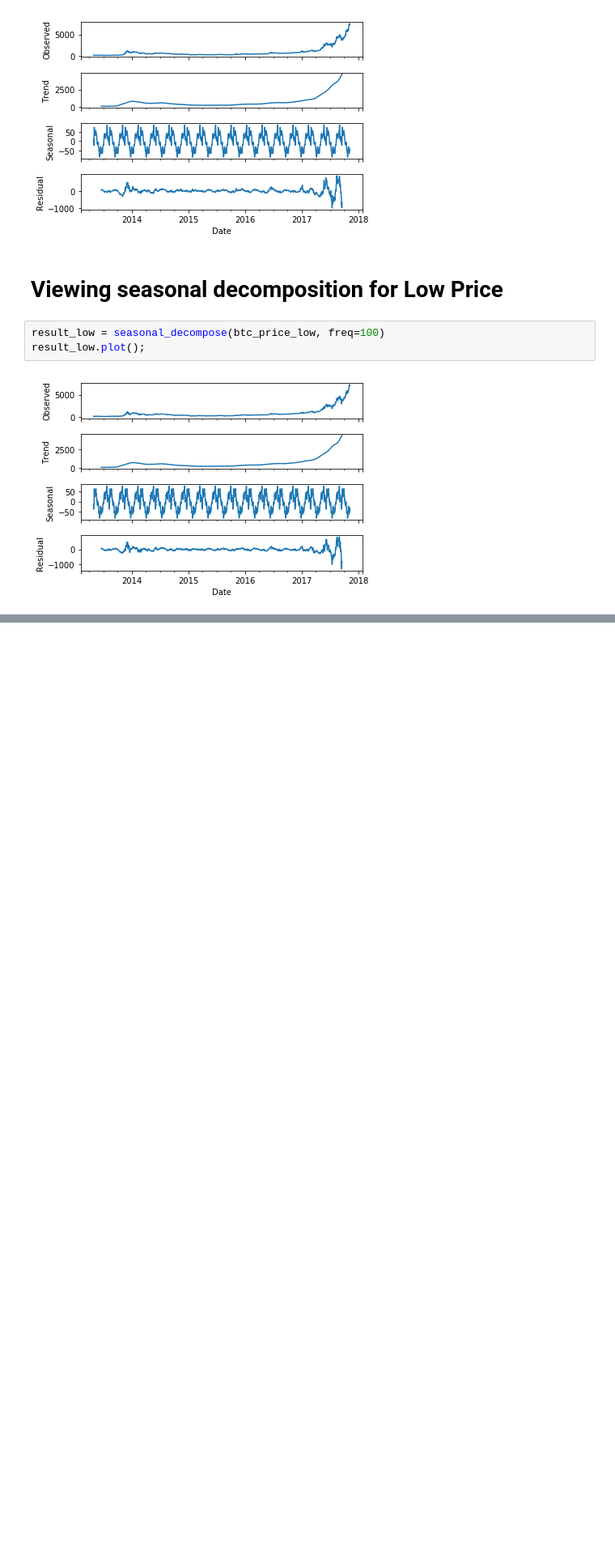
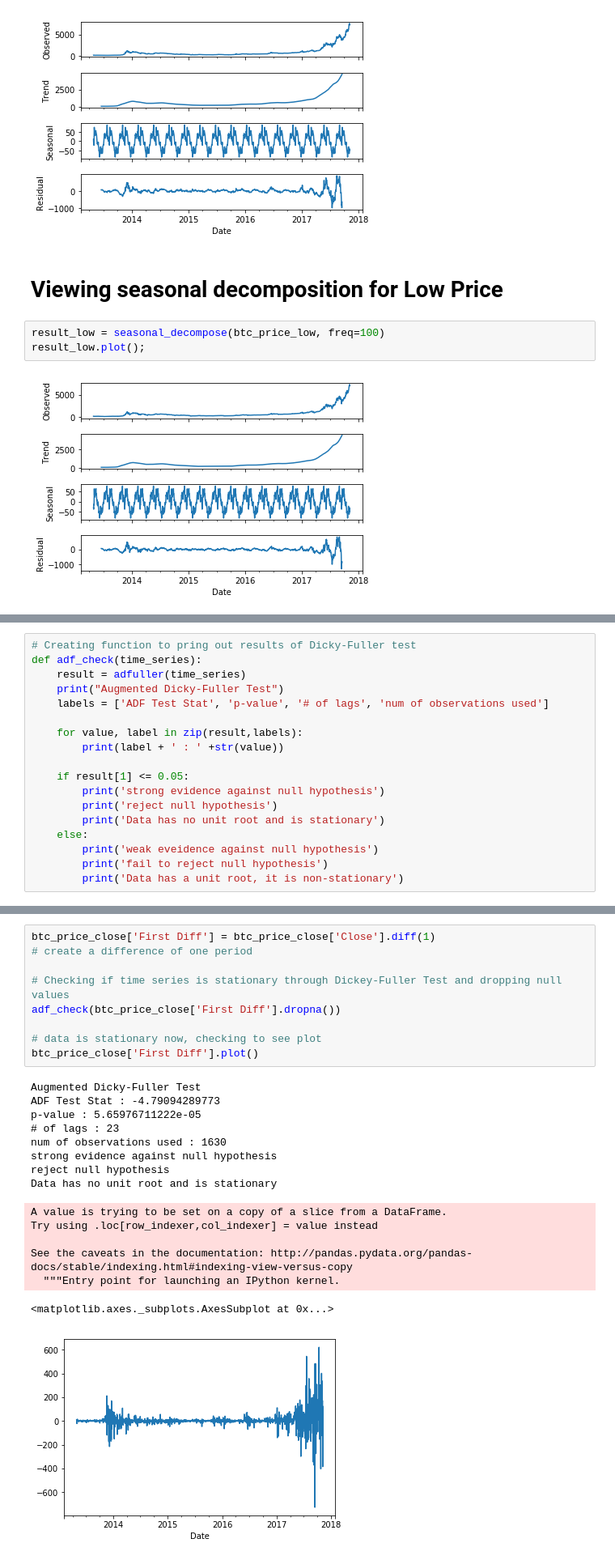
Before and after one commit to mparayil/Forecasting-Cryptocurrency-Prices, a Jupyter notebook: Capstone - Part 2.ipynb, the cells around one changed output, grey strips where cells are left out. Shown at 81% size. Saved outputs shown, nothing was run; the diff lists cells and outputs as text; blank space fills up the shorter version.

```diff
--- a/Capstone - Part 2.ipynb
+++ b/Capstone - Part 2.ipynb
@@ -376,0 +394,18 @@ result_low.plot();
+# %%
+# Creating function to pring out results of Dicky-Fuller test
+def adf_check(time_series):
+    result = adfuller(time_series)
+    print("Augmented Dicky-Fuller Test")
+    labels = ['ADF Test Stat', 'p-value', '# of lags', 'num of observations used']
+
+    for value, label in zip(result,labels):
+        print(label + ' : ' +str(value))
+
+    if result[1] <= 0.05:
+        print('strong evidence against null hypothesis')
+        print('reject null hypothesis')
+        print('Data has no unit root and is stationary')
+    else:
+        print('weak eveidence against null hypothesis')
+        print('fail to reject null hypothesis')
+        print('Data has a unit root, it is non-stationary')
@@ -376,0 +424,25 @@ result_low.plot();
+# %%
+btc_price_close['First Diff'] = btc_price_close['Close'].diff(1)
+# create a difference of one period
+
+# Checking if time series is stationary through Dickey-Fuller Test and dropping null values
+adf_check(btc_price_close['First Diff'].dropna())
+
+# data is stationary now, checking to see plot
+btc_price_close['First Diff'].plot()
+# %% [output]
+Augmented Dicky-Fuller Test
+ADF Test Stat : -4.79094289773
+p-value : 5.65976711222e-05
+# of lags : 23
+num of observations used : 1630
+strong evidence against null hypothesis
+reject null hypothesis
+Data has no unit root and is stationary
+A value is trying to be set on a copy of a slice from a DataFrame.
+Try using .loc[row_indexer,col_indexer] = value instead
+
+See the caveats in the documentation: http://pandas.pydata.org/pandas-docs/stable/indexing.html#indexing-view-versus-copy
+  """Entry point for launching an IPython kernel.
+<matplotlib.axes._subplots.AxesSubplot at 0x...>
+[figure, added]
```
Also changed, not shown: parts of 12 cells of this notebook.
